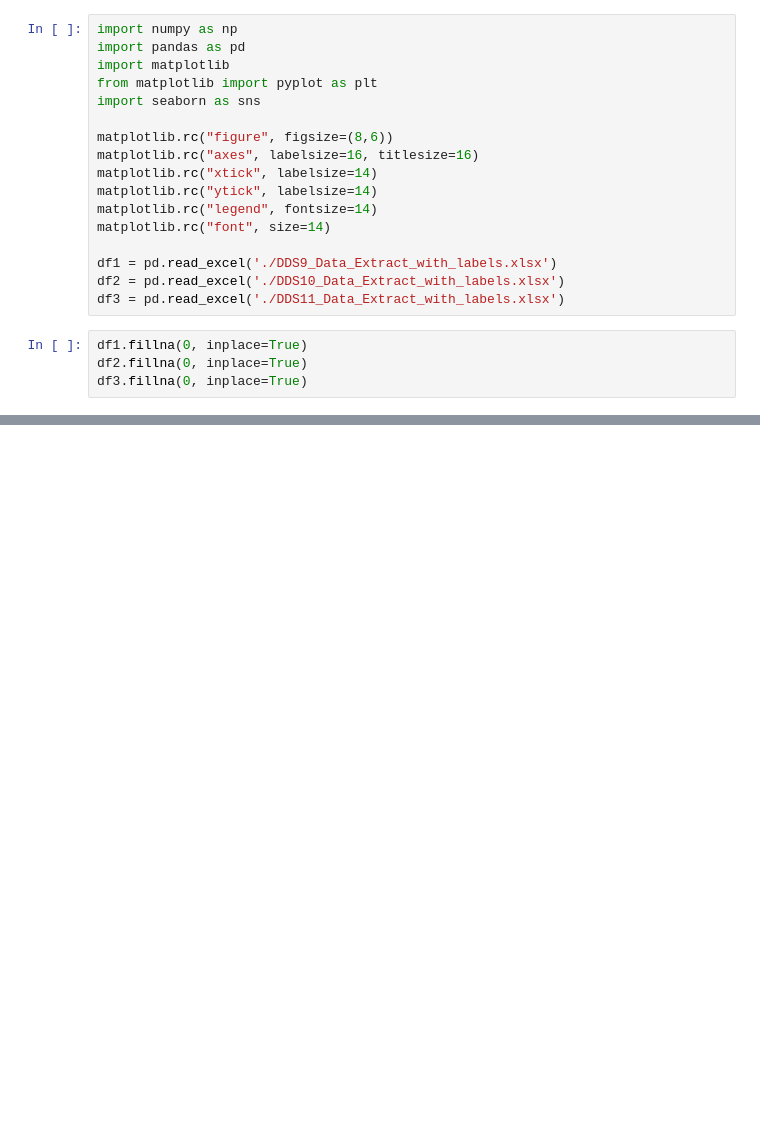
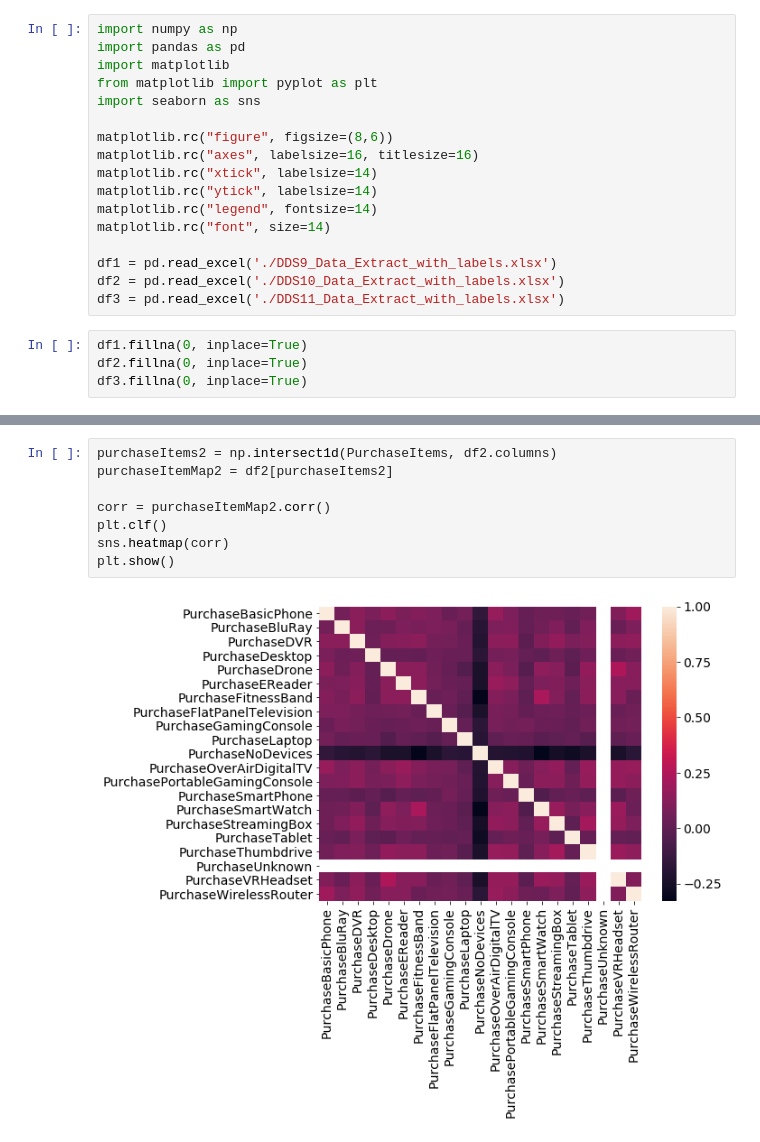
Before and after one commit to rohit-agrawal10/datascience, a Jupyter notebook: Questions1-22.ipynb, the cells around one changed output, grey strips where cells are left out. Cells and saved outputs as stored; diff of their text form; blank space fills up the shorter version.

```diff
--- a/Questions1-22.ipynb
+++ b/Questions1-22.ipynb
@@ -74,0 +105,10 @@ TimeWatching = ['TimeWatchingMoviesPC', 'TimeWatchingMoviesSmartphone', 'TimeWat
+# %%
+purchaseItems2 = np.intersect1d(PurchaseItems, df2.columns)
+purchaseItemMap2 = df2[purchaseItems2]
+
+corr = purchaseItemMap2.corr()
+plt.clf()
+sns.heatmap(corr)
+plt.show()
+# %% [output]
+[figure, added]
```
Also changed, not shown: parts of 8 cells of this notebook, 2 other files.
